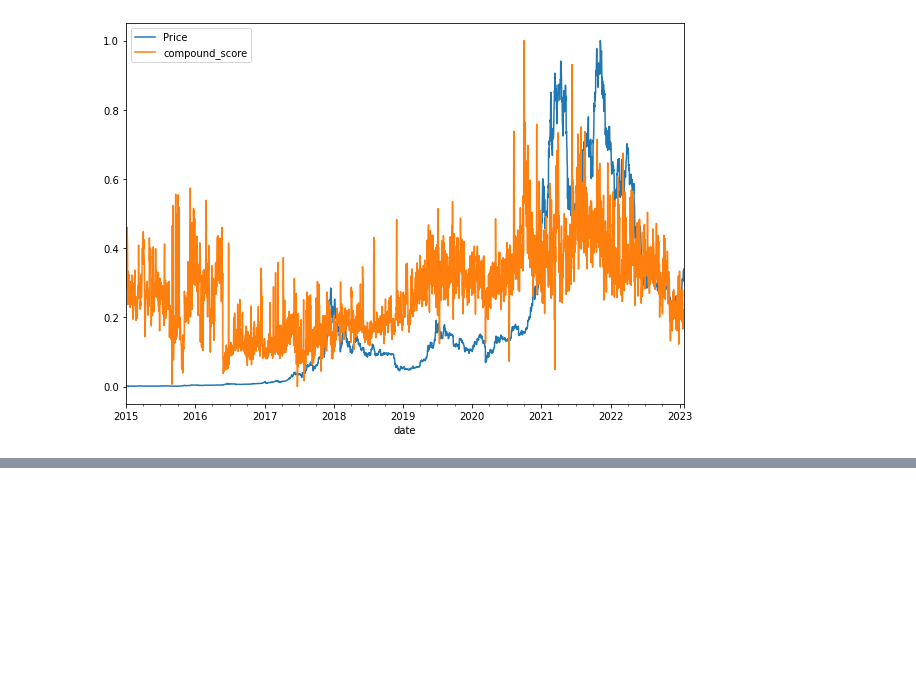
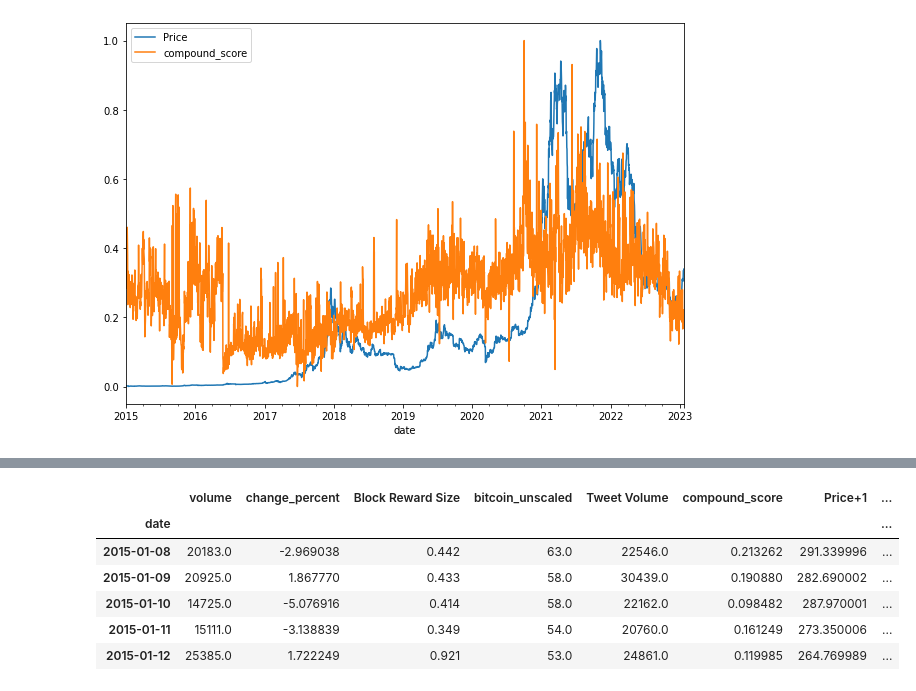
Before and after one commit to Ammar-Raneez/BitForecast, a Jupyter notebook: ml/notebooks/model/multivariate.ipynb, the cells around one changed output, grey strips where cells are left out. Drawn from its saved outputs; the diff is of its cells as text; code cells hidden in the pictures; blank space fills up the shorter version.

```diff
--- a/ml/notebooks/model/multivariate.ipynb
+++ b/ml/notebooks/model/multivariate.ipynb
@@ -151,0 +181,10 @@ pd.DataFrame(
+# %%
+X.head()
+# %% [output]
+|  | volume | change_percent | Block Reward Size | bitcoin_unscaled | Tweet Volume | compound_score | Price+1 | ... |
+| date |  |  |  |  |  |  |  | ... |
+| 2015-01-08 | 20183.0 | -2.969038 | 0.442 | 63.0 | 22546.0 | 0.213262 | 291.339996 | ... |
+| 2015-01-09 | 20925.0 | 1.867770 | 0.433 | 58.0 | 30439.0 | 0.190880 | 282.690002 | ... |
+| 2015-01-10 | 14725.0 | -5.076916 | 0.414 | 58.0 | 22162.0 | 0.098482 | 287.970001 | ... |
+| 2015-01-11 | 15111.0 | -3.138839 | 0.349 | 54.0 | 20760.0 | 0.161249 | 273.350006 | ... |
+| 2015-01-12 | 25385.0 | 1.722249 | 0.921 | 53.0 | 24861.0 | 0.119985 | 264.769989 | ... |
```
Also changed, not shown: parts of 11 cells of this notebook.
